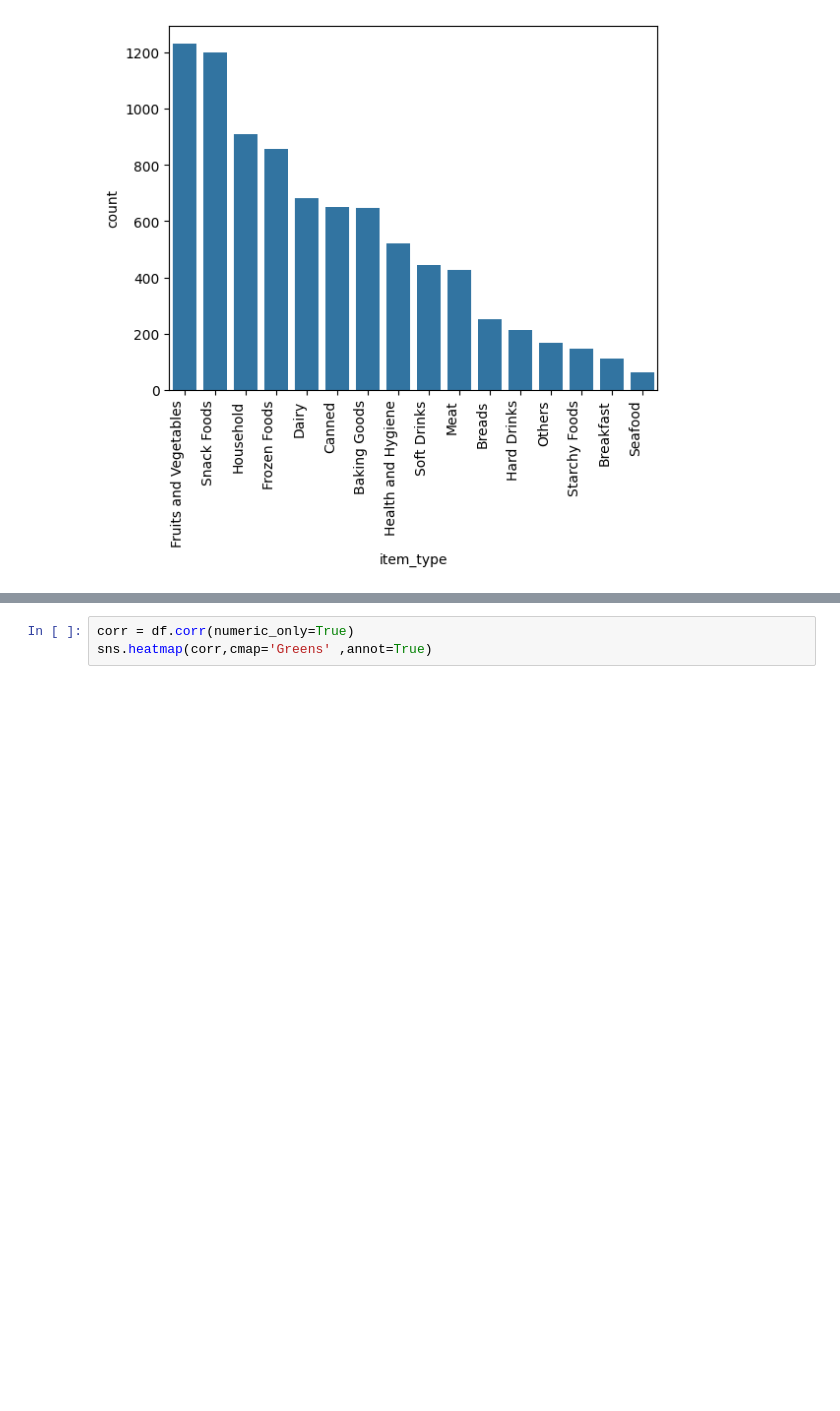
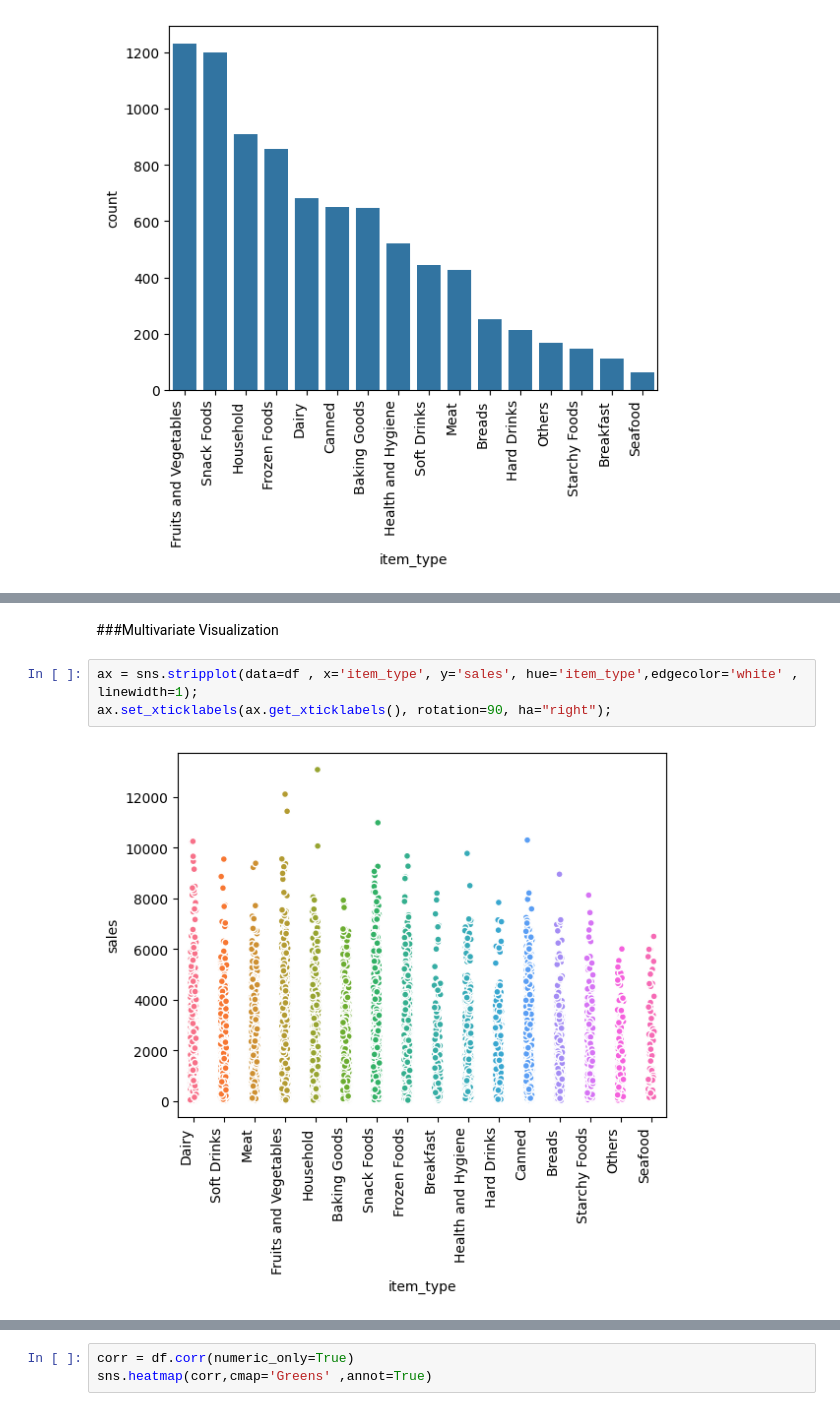
Before and after one commit to laramutair/Prediction-of-Product-Sales, a Jupyter notebook: Prediction_of_Product_Sales.ipynb, the cells around one changed output, grey strips where cells are left out. Cells and saved outputs as stored; diff of their text form; blank space fills up the shorter version.

```diff
--- a/Prediction_of_Product_Sales.ipynb
+++ b/Prediction_of_Product_Sales.ipynb
@@ -368,0 +391,7 @@ sns.countplot(data=df , x='fat_content');
+# %% [markdown]
+###Multivariate Visualization
+# %%
+ax = sns.stripplot(data=df , x='item_type', y='sales', hue='item_type',edgecolor='white' , linewidth=1);
+ax.set_xticklabels(ax.get_xticklabels(), rotation=90, ha="right");
+# %% [output]
+[figure, added]
```
Also changed, not shown: parts of 15 cells of this notebook.
